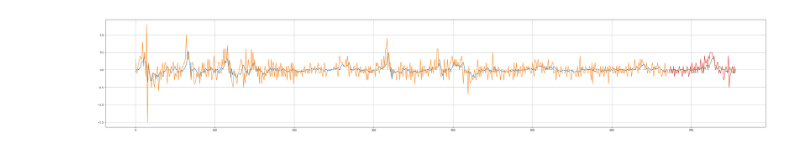
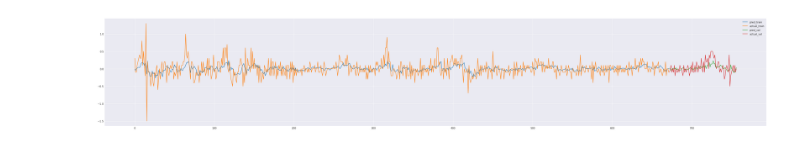
Before and after one commit to TianyuDu/AnnEconForecast, a Jupyter notebook: notebooks/reproduce.ipynb, the cells around one changed output. Saved outputs shown, nothing was run; the diff lists cells and outputs as text; code cells hidden in the pictures.

```diff
--- a/notebooks/reproduce.ipynb
+++ b/notebooks/reproduce.ipynb
@@ -141,15 +134,19 @@ Time taken for [150] epochs:  0:00:07.761826
 # %%
 step = param["epochs"] - 1
 plt.close()
+plt.style.use('seaborn-dark')
 rg_train = range(len(data_feed["y_train"]))
 rg_val = range(len(data_feed["y_train"]),
                len(data_feed["y_train"]) + len(data_feed["y_val"]))
 plt.figure(figsize=(48, 8))
+
 plt.plot(rg_train, ret["pred_all"][step]["train"])
 plt.plot(rg_train, data_feed["y_train"])
 plt.plot(rg_val, ret["pred_all"][step]["val"])
 plt.plot(rg_val, data_feed["y_val"])
+
 plt.grid(True)
+plt.legend(["pred_train", "actual_train", "pred_val", "actual_val"], loc="best")
 plt.show()
 # %% [output]
-[figure, old version]
+[figure, new version]
```
Also changed, not shown: parts of 3 cells of this notebook, 3 other files.
